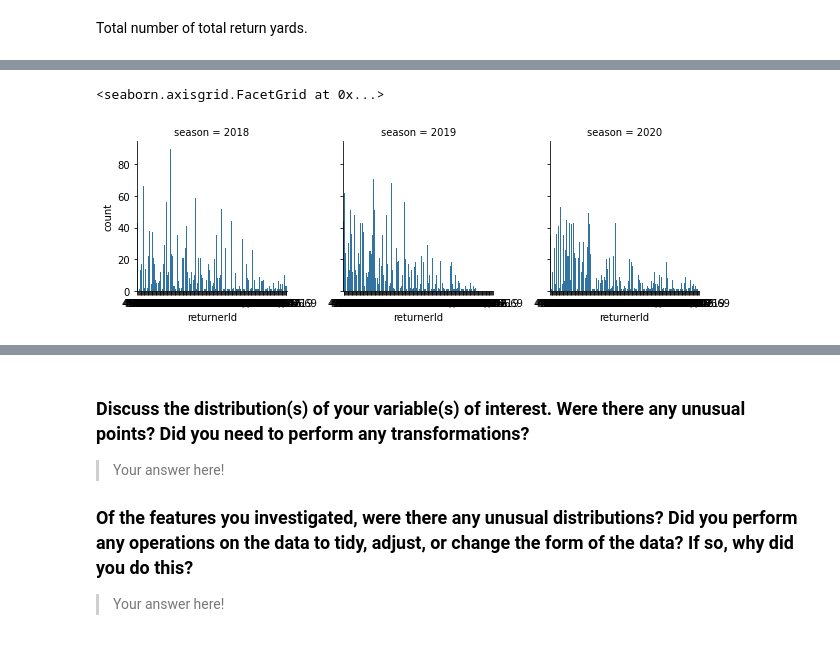
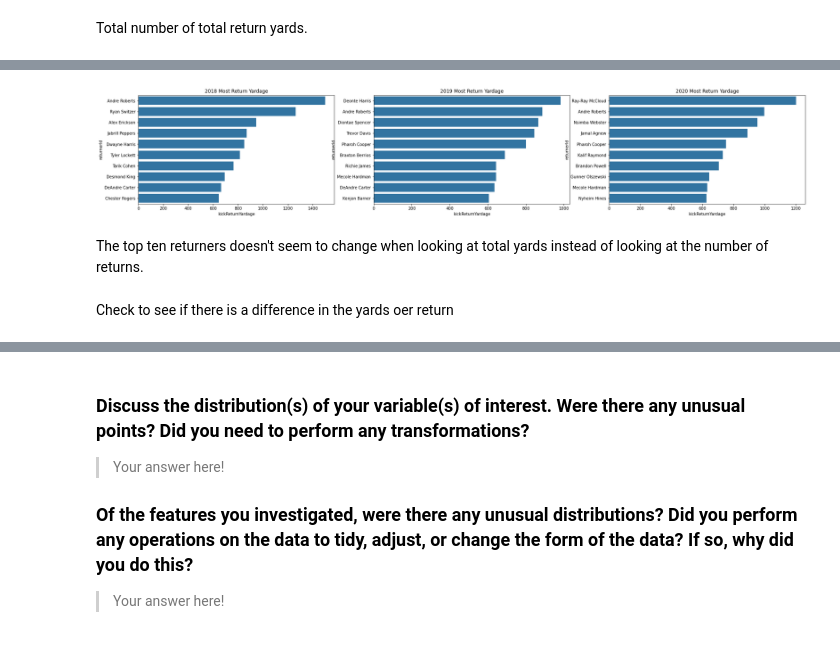
Before and after one commit to dkrejcarek/punt_analysis, a Jupyter notebook: Part_I_exploration_template.ipynb, the cells around one changed output, grey strips where cells are left out. Drawn from its saved outputs; the diff is of its cells as text; code cells hidden in the pictures.

```diff
--- a/Part_I_exploration_template.ipynb
+++ b/Part_I_exploration_template.ipynb
@@ -247,6 +216,21 @@ player_agg
-# %%
-g = sb.FacetGrid(data = plays_returnable, col = 'season')
-g.map(sb.countplot, 'returnerId')
-# %% [output]
-<seaborn.axisgrid.FacetGrid at 0x...>
-[figure, removed]
+# %%
+# Create a 3 wide bar plot of the top ten returners by yaradge
+# Create a wide plot figure
+plt.figure(figsize=[30,5])
+
+seasons = [2018, 2019, 2020]  # TODO: Update this to be the index
+plot = 1
+
+for season in seasons:
+    plt.subplot(1, 3, plot)
+    plot += 1 # moves the plot over one
+    data = plays_returnable.query('season == {}'.format(season)).groupby('returnerId').sum().sort_values(by=['kickReturnYardage'], ascending=False)[:10]
+    sb.barplot(y = data.index, x = data.kickReturnYardage, color=BASE_COLOR)
+    plt.title('{} Most Return Yardage'.format(season))
+    plt.yticks(np.arange(10), name_labels(players, season))
+# %% [output]
+[figure, added]
+# %% [markdown]
+The top ten returners doesn't seem to change when looking at total yards instead of looking at the number of returns.
+# %% [markdown]
+Check to see if there is a difference in the yards oer return
```
Also changed, not shown: parts of 8 cells of this notebook.
